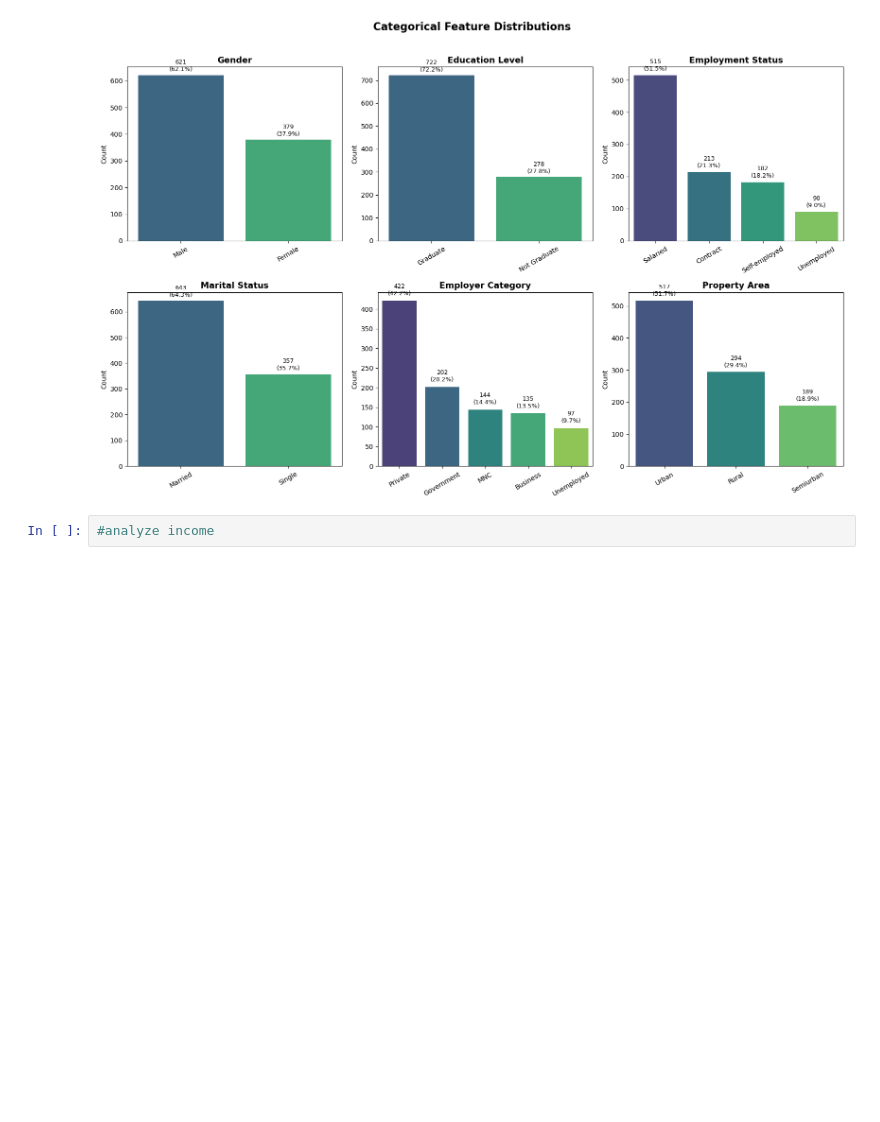
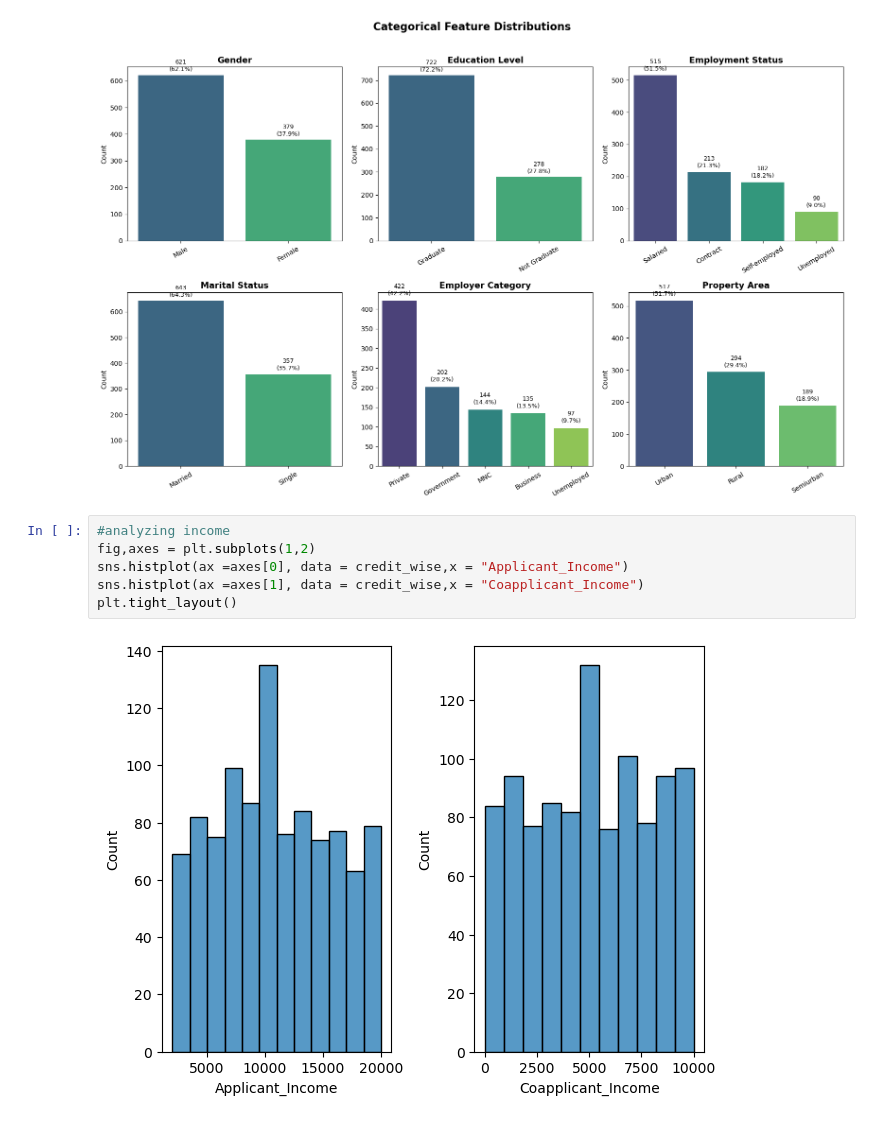
Before and after one commit to saphalkafle77-ai/credit_wise-loan-system, a Jupyter notebook: credit_wise_loan_approval_system.ipynb, the cells around one changed output. Drawn from its saved outputs; the diff is of its cells as text; blank space fills up the shorter version.

Commit message:
analysed income and checked if there exist outlier in my data

```diff
--- a/credit_wise_loan_approval_system.ipynb
+++ b/credit_wise_loan_approval_system.ipynb
@@ -130,4 +129,10 @@ plt.show()
 # %% [output]
 [figure]
 # %%
-#analyze income
+#analyzing income
+fig,axes = plt.subplots(1,2)
+sns.histplot(ax =axes[0], data = credit_wise,x = "Applicant_Income")
+sns.histplot(ax =axes[1], data = credit_wise,x = "Coapplicant_Income")
+plt.tight_layout()
+# %% [output]
+[figure, added]
```
Also changed, not shown: parts of 2 cells of this notebook.
